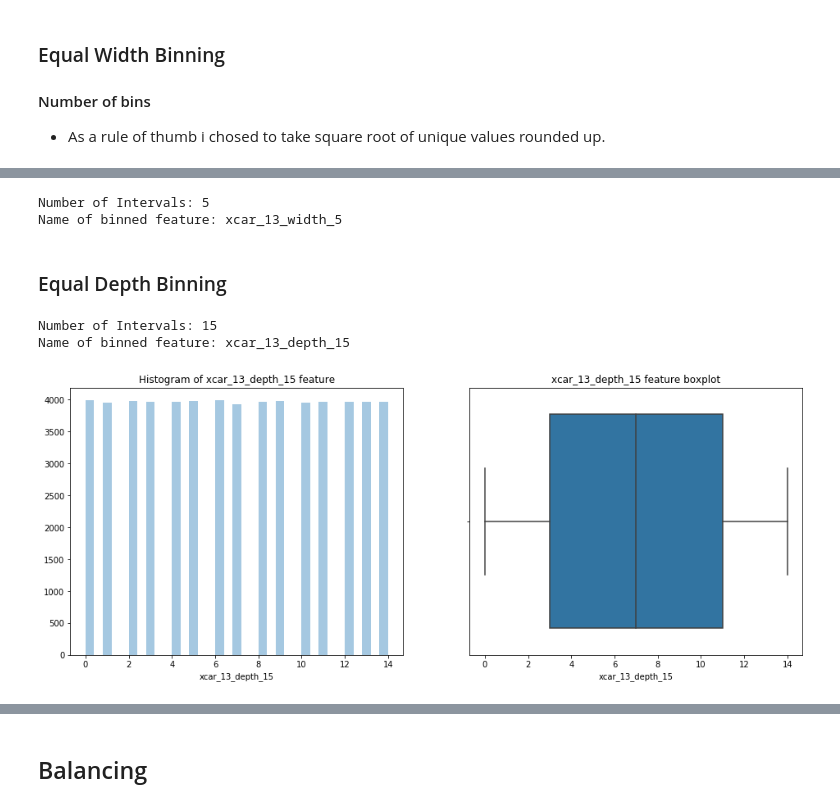
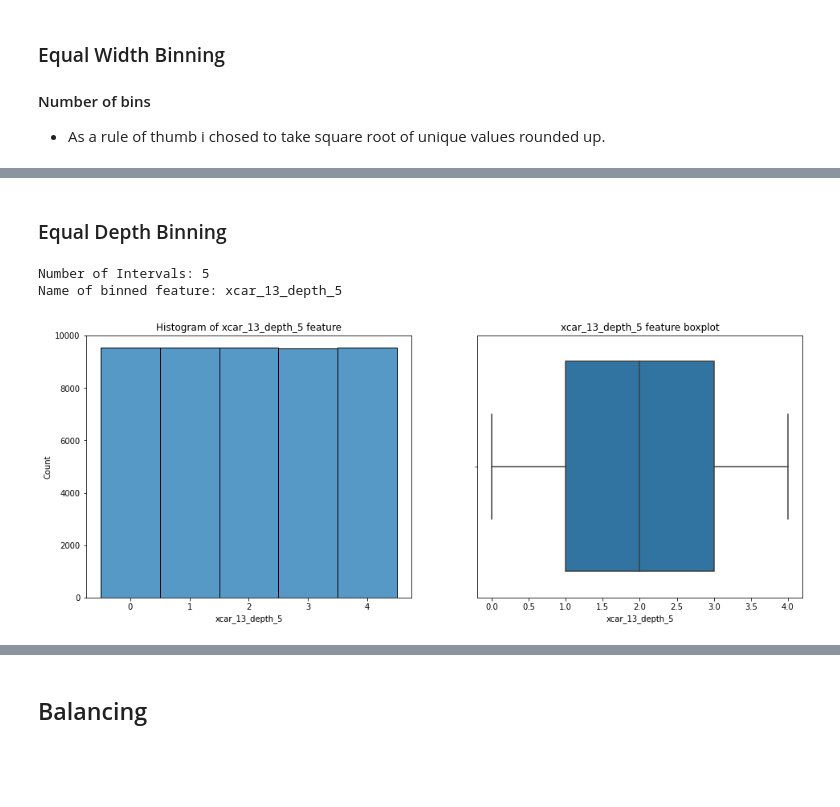
Before and after one commit to langer-jaros/learning, a Jupyter notebook: 02/02_homework.ipynb, the cells around one changed output, grey strips where cells are left out. Saved outputs shown, nothing was run; the diff lists cells and outputs as text; code cells hidden in the pictures; blank space fills up the shorter version.

```diff
--- a/02/02_homework.ipynb
+++ b/02/02_homework.ipynb
@@ -273,3 +637,5 @@ xcar_09_cat_-1
 # %% [markdown]
 ## Binning
+# %%
+binning_df = train_sample_thumb_df.copy()
 # %% [markdown]
@@ -277,6 +645,3 @@ xcar_09_cat_-1
 # %%
-binning_df = sample_df.copy()
-df = binning_df
-
-df.nunique().sort_values(ascending=False)[:10]
+binning_df.nunique().sort_values(ascending=False)[:5]
 # %% [output]
@@ -293,4 +653,6 @@ xcalc_13       14
 dtype: int64
+# %%
+binning_feature = "xcar_13"
 # %% [markdown]
 The feature "xcar_13" has the biggest number of unique values by a lot so I will apply binning to it.
 
@@ -303,18 +665,6 @@ showHistogramAndBoxplot("xcar_13", binning_df)
 Before I start with binning I will create a sample copy of the dataframe to do the test
 # %% [markdown]
 ### Binning Function
-# %%
-def binFeatureEqualWidth(feature, df, equal="depth", interval_method=np.log2): # interval_method=np.sqrt
-    interval_num = int(np.ceil(interval_method(df.xcar_13.nunique())))
-    print(f"Number of Intervals: {interval_num}")
-
-    bin_labels = list(range(interval_num))
-    bin_feature = f"{feature}_{equal}_{interval_num}"
-    print(f"Name of binned feature: {bin_feature}")
-
-    bin_method = pd.qcut if equal == "depth" else pd.cut
-    df[bin_feature] = bin_method(df[feature], interval_num, labels=bin_labels)
-    return bin_feature
 # %% [markdown]
 ### Equal Width Binning
 
@@ -337,15 +706,10 @@ Name of binned feature: xcar_13_width_156
-# %%
-feature_width_log10 = binFeatureEqualWidth("xcar_13", binning_df, equal="width", interval_method=np.log10)
-# showHistogramAndBoxplot(feature_width_log10, binning_df)
-# %% [output]
-Number of Intervals: 5
-Name of binned feature: xcar_13_width_5
 # %% [markdown]
 ### Equal Depth Binning
 # %%
-feature_depth = binFeatureEqualWidth("xcar_13", binning_df, equal="depth")
-showHistogramAndBoxplot(feature_depth, binning_df)
+feature_depth_log10 = binFeatureEqualWidth(binning_feature, binning_df, equal="depth", interval_method=np.log10)
+
+showHistogramAndBoxplot(feature_depth_log10, binning_df, discrete=True)
 # %% [output]
-Number of Intervals: 15
-Name of binned feature: xcar_13_depth_15
+Number of Intervals: 5
+Name of binned feature: xcar_13_depth_5
-[figure, old version]
+[figure, new version]
```
Also changed, not shown: parts of 147 cells of this notebook.
